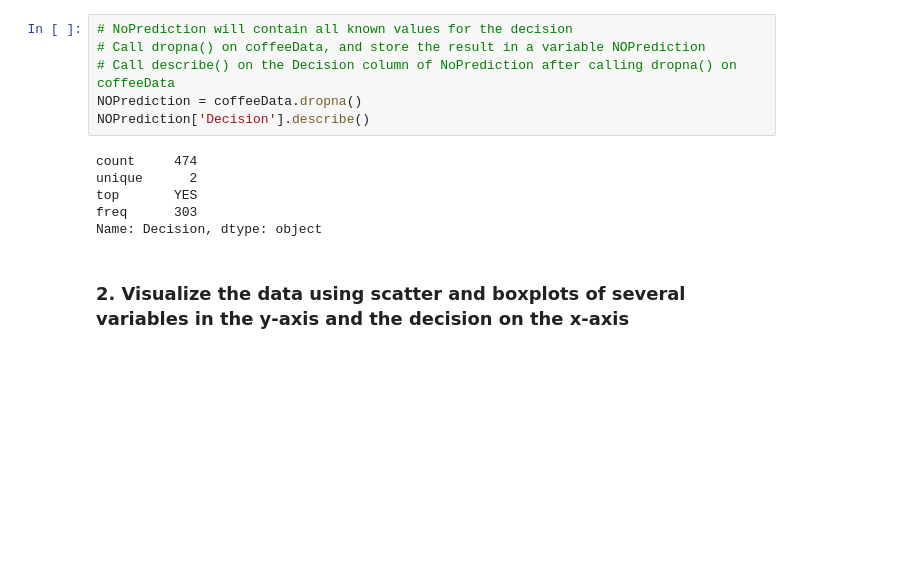
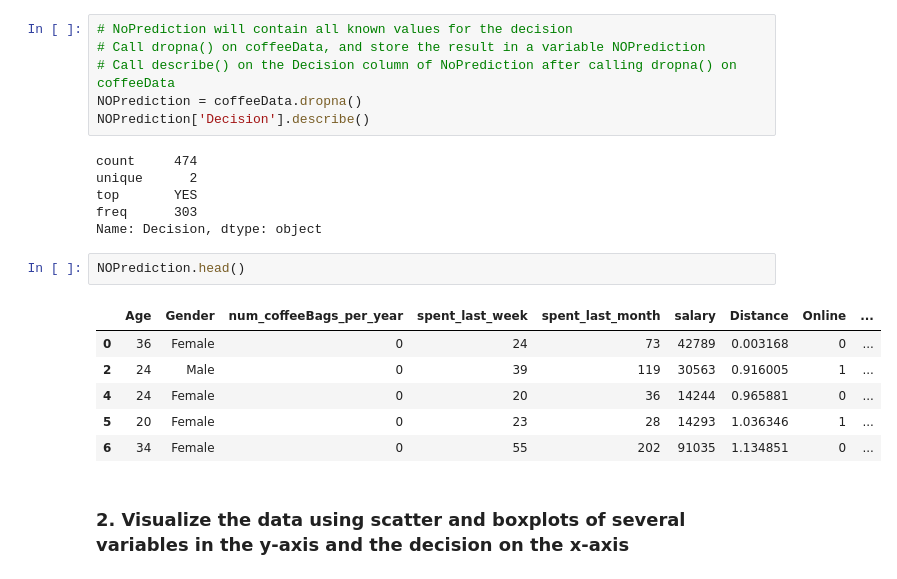
Before and after one commit to phys1cstothemax/Springboard, a Jupyter notebook: Springboard Decision Tree Specialty Coffee Case Study - Tier 3.ipynb, the cells around one changed output. Cells and saved outputs as stored; diff of their text form; blank space fills up the shorter version.

```diff
--- a/Springboard Decision Tree Specialty Coffee Case Study - Tier 3.ipynb
+++ b/Springboard Decision Tree Specialty Coffee Case Study - Tier 3.ipynb
@@ -247,6 +287,15 @@ unique      2
 top       YES
 freq      303
 Name: Decision, dtype: object
+# %%
+NOPrediction.head()
+# %% [output]
+|  | Age | Gender | num_coffeeBags_per_year | spent_last_week | spent_last_month | salary | Distance | Online | ... |
+| 0 | 36 | Female | 0 | 24 | 73 | 42789 | 0.003168 | 0 | ... |
+| 2 | 24 | Male | 0 | 39 | 119 | 30563 | 0.916005 | 1 | ... |
+| 4 | 24 | Female | 0 | 20 | 36 | 14244 | 0.965881 | 0 | ... |
+| 5 | 20 | Female | 0 | 23 | 28 | 14293 | 1.036346 | 1 | ... |
+| 6 | 34 | Female | 0 | 55 | 202 | 91035 | 1.134851 | 0 | ... |
 # %% [markdown]
 ### 2. Visualize the data using scatter and boxplots of several variables in the y-axis and the decision on the x-axis
 # %%
```
Also changed, not shown: parts of 23 cells of this notebook.
